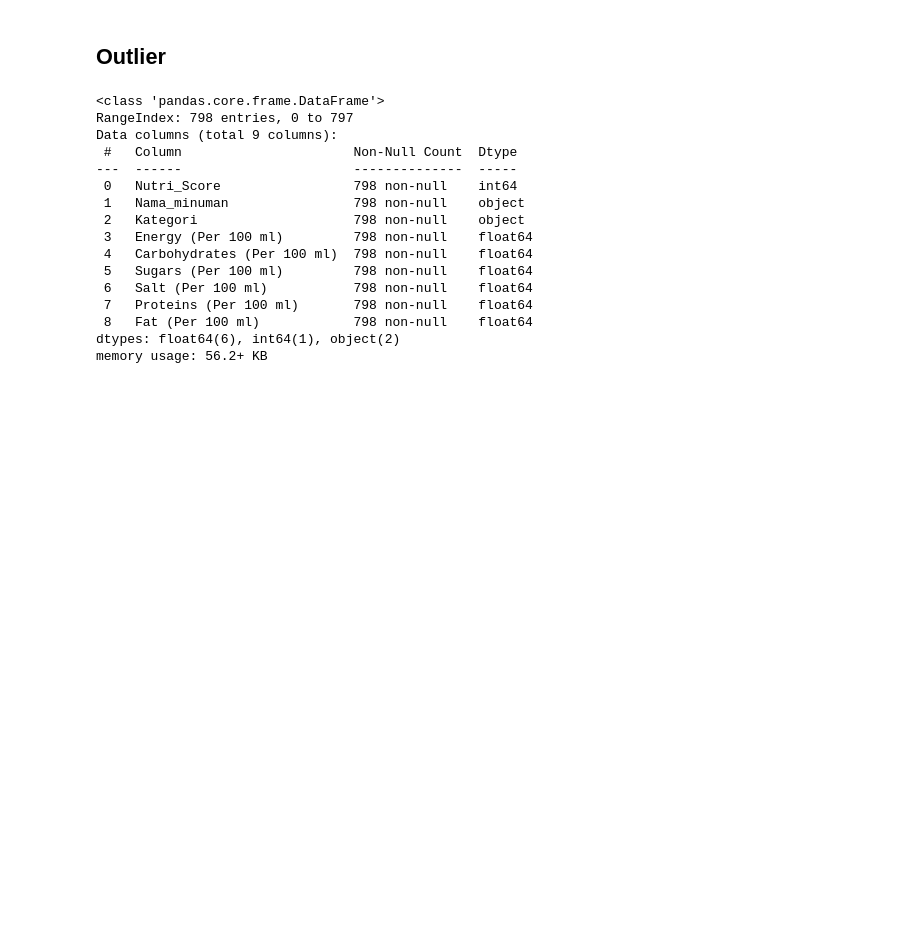
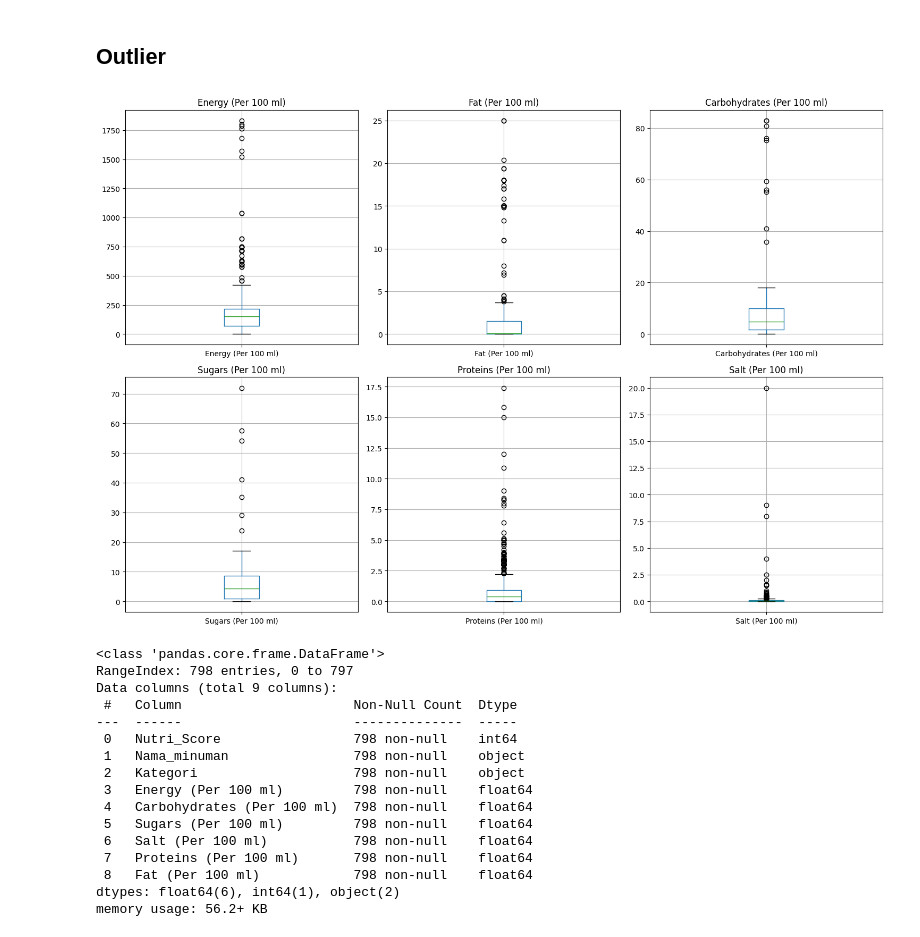
Before and after one commit to nabhylanr/ML-NutriScore, a Jupyter notebook: FP_ML.ipynb, the cells around one changed output. Drawn from its saved outputs; the diff is of its cells as text; code cells hidden in the pictures; blank space fills up the shorter version.

```diff
--- a/FP_ML.ipynb
+++ b/FP_ML.ipynb
@@ -242,33 +242,37 @@ Outlier
 import matplotlib.pyplot as plt
 import statsmodels.api as sm
 import seaborn as sns
 
 def plot_box(df1):
     columns_to_plot = ['Energy (Per 100 ml)', 'Fat (Per 100 ml)','Carbohydrates (Per 100 ml)',
                        'Sugars (Per 100 ml)', 'Proteins (Per 100 ml)','Salt (Per 100 ml)']
 
     n_rows = 3
     n_cols = 3
 
     fig, axes = plt.subplots(n_rows, n_cols, figsize=(15, 15))
 
     if n_rows == 1:
         axes = axes.reshape(1, -1)
     if n_cols == 1:
         axes = axes.reshape(-1, 1)
 
     for i, column in enumerate(columns_to_plot):
         row_idx = i // n_cols
         col_idx = i % n_cols
         ax = axes[row_idx, col_idx]
         boxplot = df.boxplot(column=[column], ax=ax)
         ax.set_title(column)
 
     for i in range(len(columns_to_plot), n_rows * n_cols):
         fig.delaxes(axes.flatten()[i])
 
     plt.tight_layout()
     plt.show()
+
+plot_box(df1)
+# %% [output]
+[figure, added]
 # %%
 df1.info()
 # %% [output]
```
Also changed, not shown: parts of 6 cells of this notebook.
